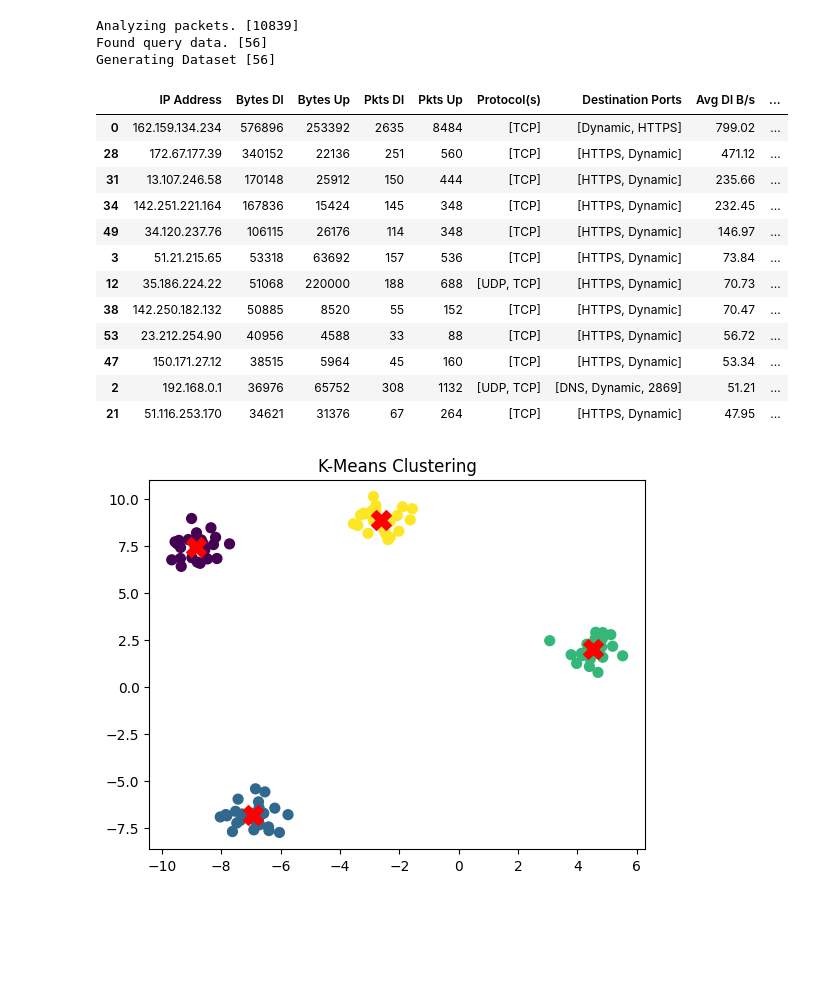
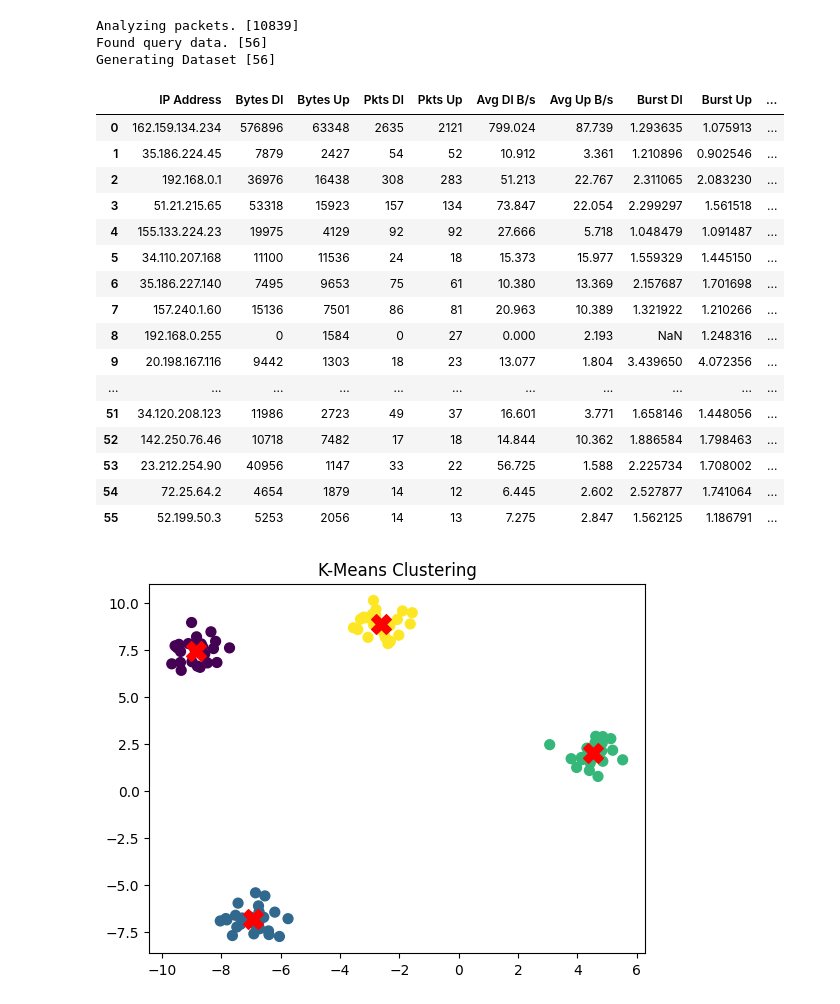
Before and after one commit to MobiusYeeitus/TrafficAnalysis, a Jupyter notebook: AnalysisCore.ipynb, the cells around one changed output. Saved outputs shown, nothing was run; the diff lists cells and outputs as text; code cells hidden in the pictures; blank space fills up the shorter version.

```diff
--- a/AnalysisCore.ipynb
+++ b/AnalysisCore.ipynb
@@ -735,26 +736,30 @@ class Analyzer:
 # %%
-A=Analyzer('PCAP Data/720S-Down-Spo-Misc-Idling.pcap',forced=True)
+A=Analyzer('PCAP Data/720S-Down-Spo-Misc-Idling.pcap',forced=True,ping=False)
 # %% [output]
 Reading PCAP Data. [4 MB]
 Analyzing packets. [10839]
 Found query data. [56]
 Generating Dataset [56]
 # %%
-A.stored_df.sort_values(['Avg Dl B/s'],ascending=False).iloc[:12].drop(['IAT Dl','IAT Up','First Pkt','Last Pkt','Avg Dl PSize','Avg Up PSize','Loss'],axis=1)
+A.stored_df.iloc[:60].drop(['IAT Dl','IAT Up','First Pkt','Last Pkt','Avg Dl PSize','Avg Up PSize','Protocol(s)','Destination Ports','Source Ports',],axis=1)
 # %% [output]
-|  | IP Address | Bytes Dl | Bytes Up | Pkts Dl | Pkts Up | Protocol(s) | Destination Ports | Avg Dl B/s | ... |
-| 0 | 162.159.134.234 | 576896 | 253392 | 2635 | 8484 | [TCP] | [Dynamic, HTTPS] | 799.02 | ... |
-| 28 | 172.67.177.39 | 340152 | 22136 | 251 | 560 | [TCP] | [HTTPS, Dynamic] | 471.12 | ... |
-| 31 | 13.107.246.58 | 170148 | 25912 | 150 | 444 | [TCP] | [HTTPS, Dynamic] | 235.66 | ... |
-| 34 | 142.251.221.164 | 167836 | 15424 | 145 | 348 | [TCP] | [HTTPS, Dynamic] | 232.45 | ... |
-| 49 | 34.120.237.76 | 106115 | 26176 | 114 | 348 | [TCP] | [HTTPS, Dynamic] | 146.97 | ... |
-| 3 | 51.21.215.65 | 53318 | 63692 | 157 | 536 | [TCP] | [HTTPS, Dynamic] | 73.84 | ... |
-| 12 | 35.186.224.22 | 51068 | 220000 | 188 | 688 | [UDP, TCP] | [HTTPS, Dynamic] | 70.73 | ... |
-| 38 | 142.250.182.132 | 50885 | 8520 | 55 | 152 | [TCP] | [HTTPS, Dynamic] | 70.47 | ... |
-| 53 | 23.212.254.90 | 40956 | 4588 | 33 | 88 | [TCP] | [HTTPS, Dynamic] | 56.72 | ... |
-| 47 | 150.171.27.12 | 38515 | 5964 | 45 | 160 | [TCP] | [HTTPS, Dynamic] | 53.34 | ... |
-| 2 | 192.168.0.1 | 36976 | 65752 | 308 | 1132 | [UDP, TCP] | [DNS, Dynamic, 2869] | 51.21 | ... |
-| 21 | 51.116.253.170 | 34621 | 31376 | 67 | 264 | [TCP] | [HTTPS, Dynamic] | 47.95 | ... |
+|  | IP Address | Bytes Dl | Bytes Up | Pkts Dl | Pkts Up | Avg Dl B/s | Avg Up B/s | Burst Dl | Burst Up | ... |
+| 0 | 162.159.134.234 | 576896 | 63348 | 2635 | 2121 | 799.024 | 87.739 | 1.293635 | 1.075913 | ... |
+| 1 | 35.186.224.45 | 7879 | 2427 | 54 | 52 | 10.912 | 3.361 | 1.210896 | 0.902546 | ... |
+| 2 | 192.168.0.1 | 36976 | 16438 | 308 | 283 | 51.213 | 22.767 | 2.311065 | 2.083230 | ... |
+| 3 | 51.21.215.65 | 53318 | 15923 | 157 | 134 | 73.847 | 22.054 | 2.299297 | 1.561518 | ... |
+| 4 | 155.133.224.23 | 19975 | 4129 | 92 | 92 | 27.666 | 5.718 | 1.048479 | 1.091487 | ... |
+| 5 | 34.110.207.168 | 11100 | 11536 | 24 | 18 | 15.373 | 15.977 | 1.559329 | 1.445150 | ... |
+| 6 | 35.186.227.140 | 7495 | 9653 | 75 | 61 | 10.380 | 13.369 | 2.157687 | 1.701698 | ... |
+| 7 | 157.240.1.60 | 15136 | 7501 | 86 | 81 | 20.963 | 10.389 | 1.321922 | 1.210266 | ... |
+| 8 | 192.168.0.255 | 0 | 1584 | 0 | 27 | 0.000 | 2.193 | NaN | 1.248316 | ... |
+| 9 | 20.198.167.116 | 9442 | 1303 | 18 | 23 | 13.077 | 1.804 | 3.439650 | 4.072356 | ... |
+| ... | ... | ... | ... | ... | ... | ... | ... | ... | ... | ... |
+| 51 | 34.120.208.123 | 11986 | 2723 | 49 | 37 | 16.601 | 3.771 | 1.658146 | 1.448056 | ... |
+| 52 | 142.250.76.46 | 10718 | 7482 | 17 | 18 | 14.844 | 10.362 | 1.886584 | 1.798463 | ... |
+| 53 | 23.212.254.90 | 40956 | 1147 | 33 | 22 | 56.725 | 1.588 | 2.225734 | 1.708002 | ... |
+| 54 | 72.25.64.2 | 4654 | 1879 | 14 | 12 | 6.445 | 2.602 | 2.527877 | 1.741064 | ... |
+| 55 | 52.199.50.3 | 5253 | 2056 | 14 | 13 | 7.275 | 2.847 | 1.562125 | 1.186791 | ... |
 # %%
 while len(A.stored_unique_ips)>len(A.stored_queried_data):
     A.Query_IPs()
```
Also changed, not shown: parts of 1 cell of this notebook.
